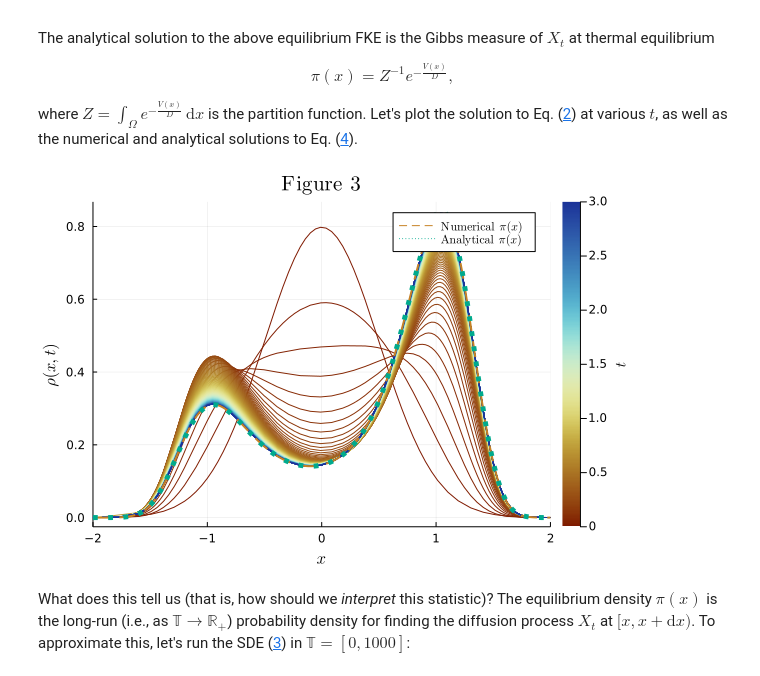
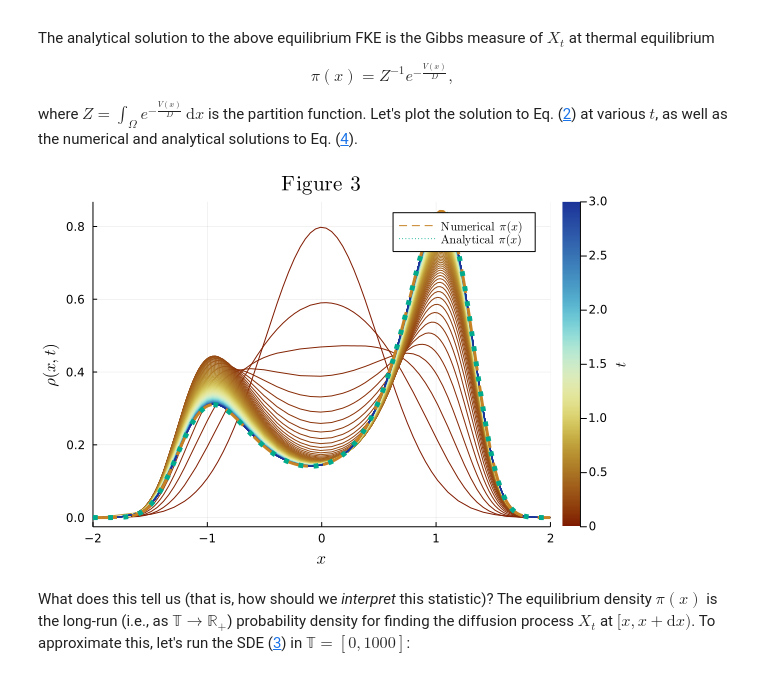
Before and after one commit to mjyshin/math-tutorials, a Jupyter notebook: transition_path.ipynb, the cells around one changed output. Drawn from its saved outputs; the diff is of its cells as text; code cells hidden in the pictures.

```diff
--- a/transition_path.ipynb
+++ b/transition_path.ipynb
@@ -239,17 +235,18 @@ where $Z = \int_\Omega e^{-\frac{V(x)}{D}}\,\text{d}x$ is the partition function
 # %%
 t = 0:0.02:3
 ρ = exp.(Ref(ℒᵀ),Ref(ℬ),t,Ref(ρ0))    # PDE solution
 #πⁿ = [∑;ℬ;ℒᵀ]\[1;0;0;0]    # computationally very expensive
 πⁿ = [ℬ;ℒᵀ]\[eps();eps();0]    # numerical w/o normalization
 πⁿ = πⁿ/sum(πⁿ)    # normalization constraint
-πᵃ = exp(-V/D)/sum(exp(-V/D))    # analytical solution
+Z = sum(exp(-V/D))
+πᵃ = exp(-V/D)/Z    # analytical solution
 
 fig = plot(xlims=xlims,xlabel=L"x",ylabel=L"\rho(x,t)",title=title(3),fmt=:png)
 fig = plot!(ρ,line_z=t',color=:roma,cbar=true,cbartitle=L"t",label=false)
-fig = plot!(πⁿ,width=2,style=:dash,label=L"\textrm{Numerical\,\ }\pi(x)")
+fig = plot!(πⁿ,width=3,style=:dash,label=L"\textrm{Numerical\,\ }\pi(x)")
 fig = plot!(πᵃ,width=5,style=:dot,label=L"\textrm{Analytical\,\ }\pi(x)")
 # %% [output]
-[figure, old version]
+[figure, new version]
 # %% [markdown]
 What does this tell us (that is, how should we *interpret* this statistic)? The equilibrium density $\pi(x)$ is the long-run (i.e., as $\mathbb{T}\to\mathbb{R}_+$) probability density for finding the diffusion process $X_t$ at $[x,x+\text{d}x)$. To approximate this, let's run the SDE ([3](#mjx-eqn-eq:sde)) in $\mathbb{T} = [0,1000]$:
 # %%
```
Also changed, not shown: parts of 24 cells of this notebook.
